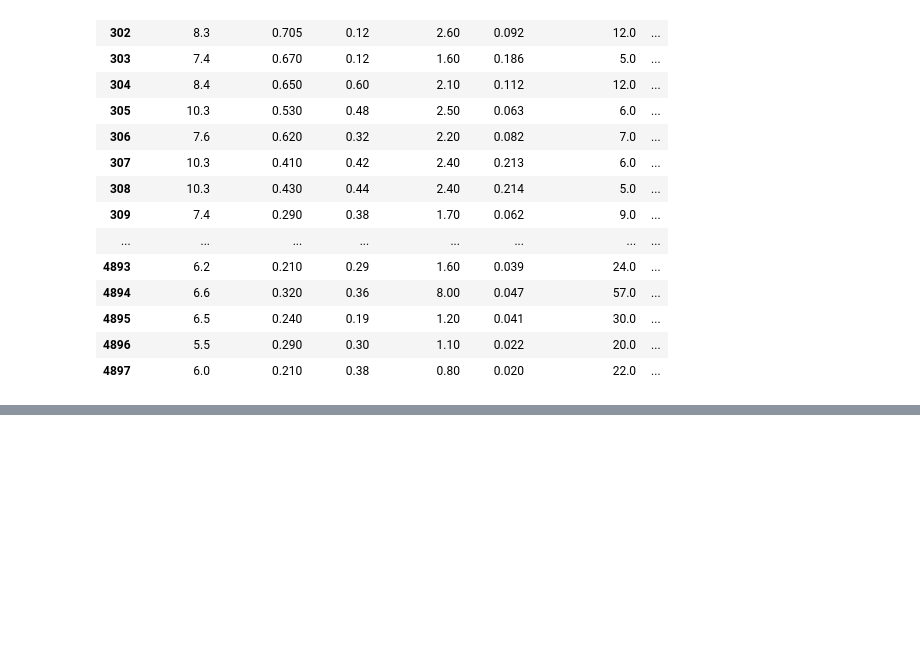
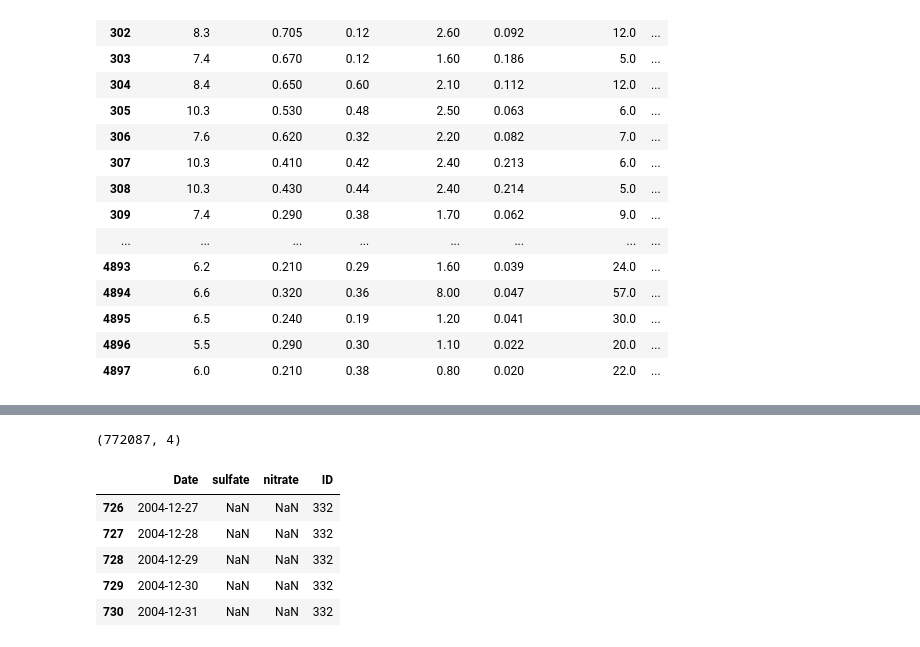
Before and after one commit to ososuna/python-ml, a Jupyter notebook: notebooks/T2 - 4 - Data Cleaning - Concatenación de datos.ipynb, the cells around one changed output, grey strips where cells are left out. Cells and saved outputs as stored; diff of their text form; code cells hidden in the pictures; blank space fills up the shorter version.

```diff
--- a/notebooks/T2 - 4 - Data Cleaning - Concatenación de datos.ipynb
+++ b/notebooks/T2 - 4 - Data Cleaning - Concatenación de datos.ipynb
@@ -90,0 +116,29 @@ wine_scramble
+# %%
+file_path = '../datasets/distributed-data/'
+data = pd.read_csv('../datasets/distributed-data/001.csv')
+final_length = len(data)
+
+for i in range(2,333):
+    if i < 10:
+        filename = '00' + str(i)
+    elif 10 <= i < 100:
+        filename = '0' + str(i)
+    else:
+        filename = str(i)
+    file = file_path + filename + '.csv'
+    temp_data = pd.read_csv(file)
+    final_length += len(temp_data)
+    data = pd.concat([data, temp_data], axis=0)
+# %%
+data.shape
+# %% [output]
+(772087, 4)
+# %%
+data.tail()
+# %% [output]
+|  | Date | sulfate | nitrate | ID |
+| 726 | 2004-12-27 | NaN | NaN | 332 |
+| 727 | 2004-12-28 | NaN | NaN | 332 |
+| 728 | 2004-12-29 | NaN | NaN | 332 |
+| 729 | 2004-12-30 | NaN | NaN | 332 |
+| 730 | 2004-12-31 | NaN | NaN | 332 |
```
Also changed, not shown: parts of 11 cells of this notebook.
